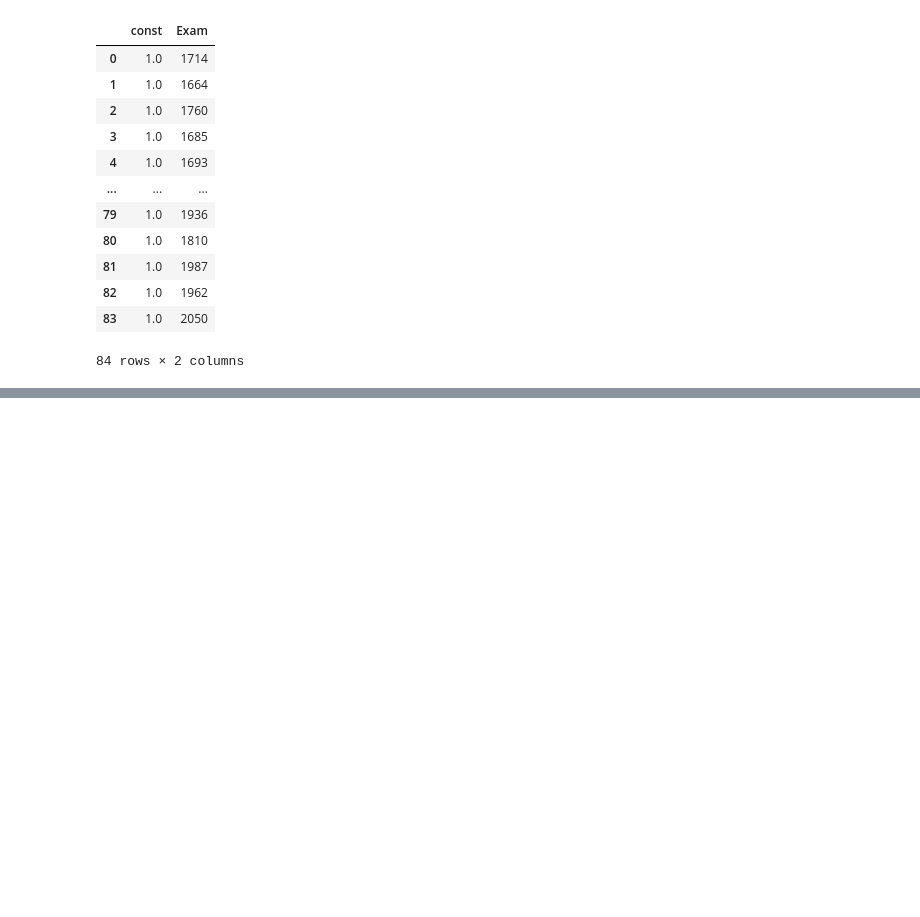
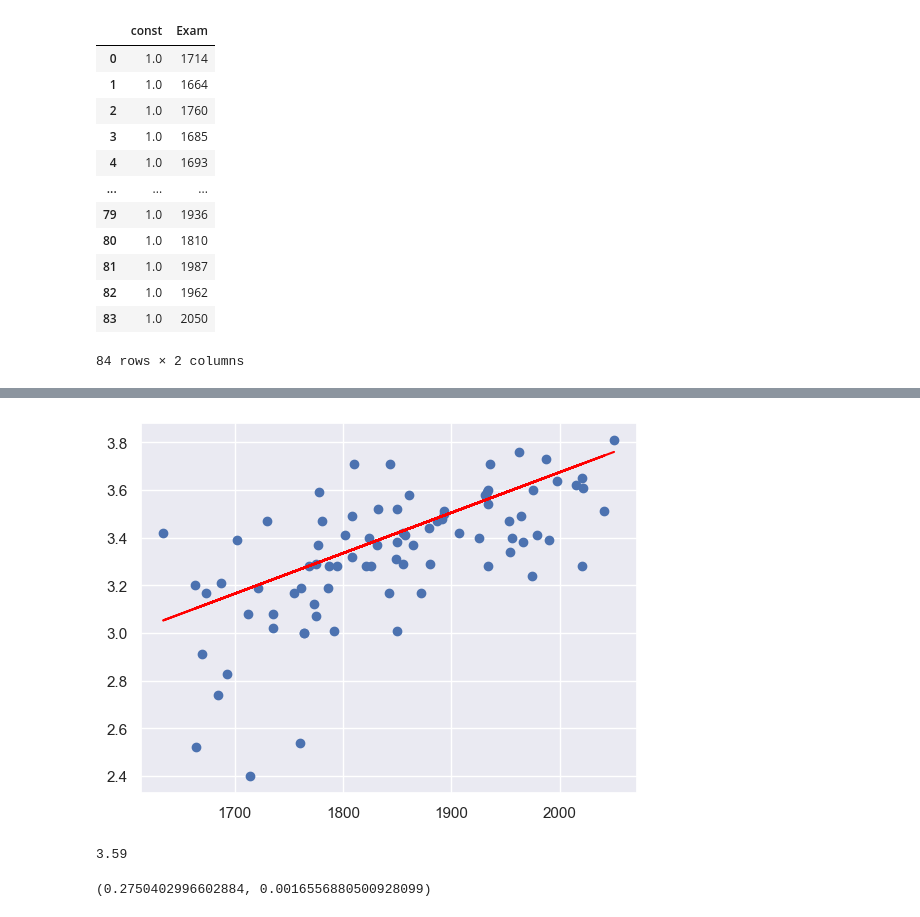
Before and after one commit to saromaddy/classlearning, a Jupyter notebook: ml.ipynb, the cells around one changed output, grey strips where cells are left out. Cells and saved outputs as stored; diff of their text form; code cells hidden in the pictures; blank space fills up the shorter version.

```diff
--- a/ml.ipynb
+++ b/ml.ipynb
@@ -60,0 +95,16 @@ x
+# %%
+yhat = 0.2750 +  (0.0017*x1)
+# %%
+plt.scatter(x1,y)
+plt.plot(x1,yhat,color = "red")
+plt.show()
+# %% [output]
+[figure, added]
+# %%
+0.2750+ (0.0017*1950)
+# %% [output]
+3.59
+# %%
+result.params[0],result.params[1]
+# %% [output]
+(0.2750402996602884, 0.0016556880500928099)
```
Also changed, not shown: parts of 9 cells of this notebook.
